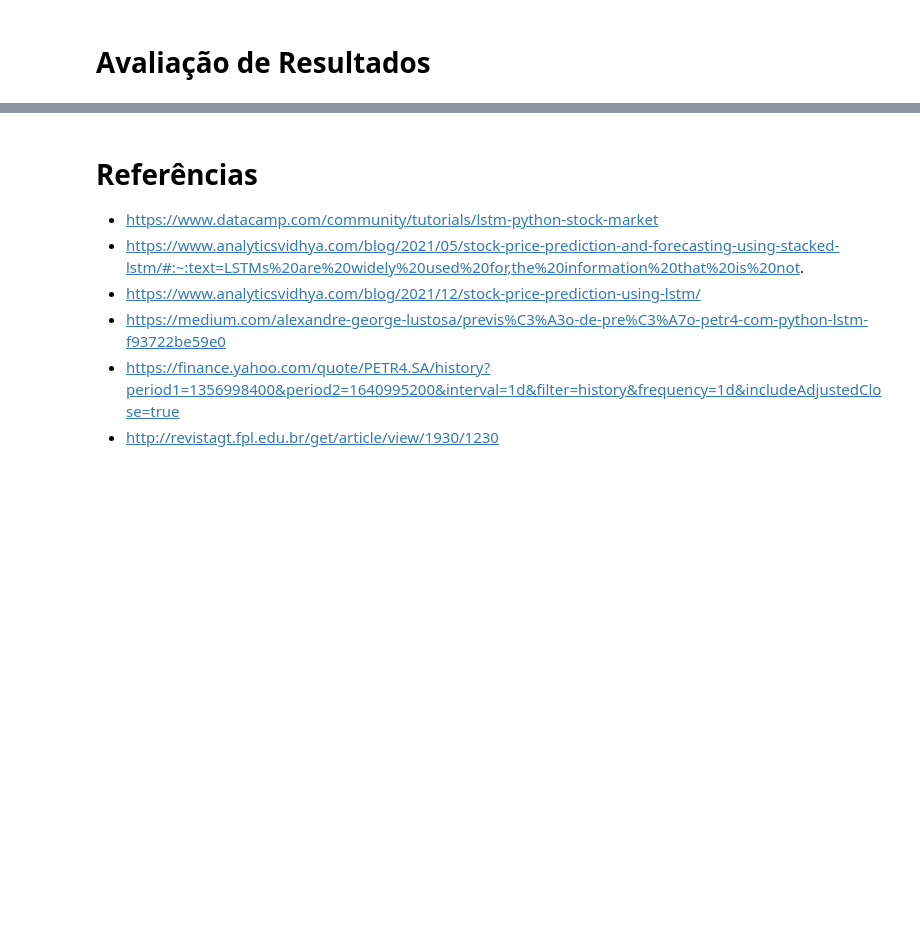
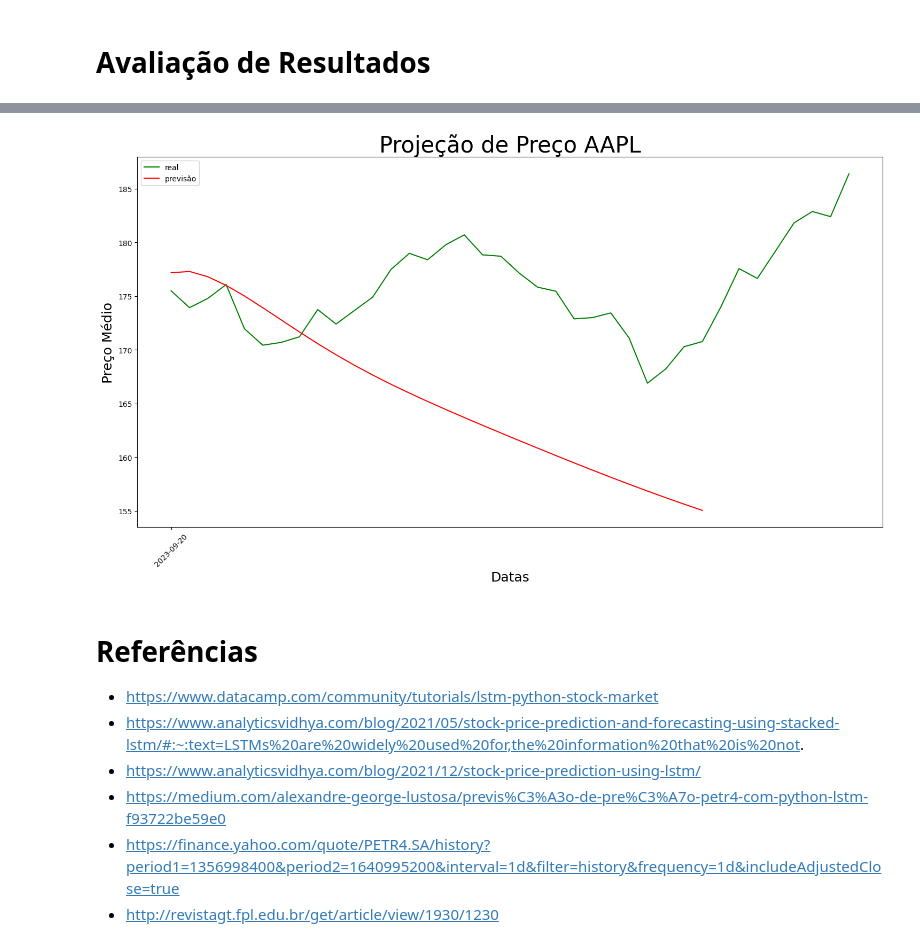
Before and after one commit to tauisilva/projeto-KDJ, a Jupyter notebook: Colab/Projeto_KDJ.ipynb, the cells around one changed output, grey strips where cells are left out. Drawn from its saved outputs; the diff is of its cells as text; code cells hidden in the pictures; blank space fills up the shorter version.

```diff
--- a/Colab/Projeto_KDJ.ipynb
+++ b/Colab/Projeto_KDJ.ipynb
@@ -215,0 +259,22 @@ mean_squared_error(real, predict)
+# %%
+predicted_days = 30
+
+X_predicted = X_test[0:1].copy() #pega o primeiro dia do conjunto de teste
+future_projection = []
+for d in range(predicted_days):
+    #predição de valores pela rede
+    next_t = model.predict(X_predicted)
+    future_projection.append(next_t[0, 0])
+
+    #remove primeiro preço da sequência
+    temp = np.delete(X_predicted[0], 0)
+
+    #insere último preço da sequência
+    temp = np.append(temp, next_t)
+
+    #recoloca no formato tensorflow
+    X_predicted[0] = np.reshape(temp, (predicted_days, 1))
+
+future_projection = scaler.inverse_transform(np.array(future_projection).reshape(-1, 1))
+
+future_projection
@@ -216,3 +316,17 @@ mean_squared_error(real, predict)
+# %%
+import matplotlib.pyplot as plt
+
+plt.figure(figsize = (18,9))
+plt.plot(real, color = 'green', label = 'real')
+plt.plot(future_projection, color = 'red', label = 'previsão')
+plt.xticks(range(0, len(real), 50), df['Date'].iloc[- len(real)::50], rotation=45)
+plt.xlabel('Datas', fontsize=18)
+plt.ylabel('Preço Médio', fontsize=18)
+plt.title("Projeção de Preço AAPL", fontsize=30)
+plt.legend()
+plt.show()
+# %% [output]
+[figure, added]
 # %% [markdown]
 # Referências
 
```
Also changed, not shown: parts of 21 cells of this notebook, 8 other files.
